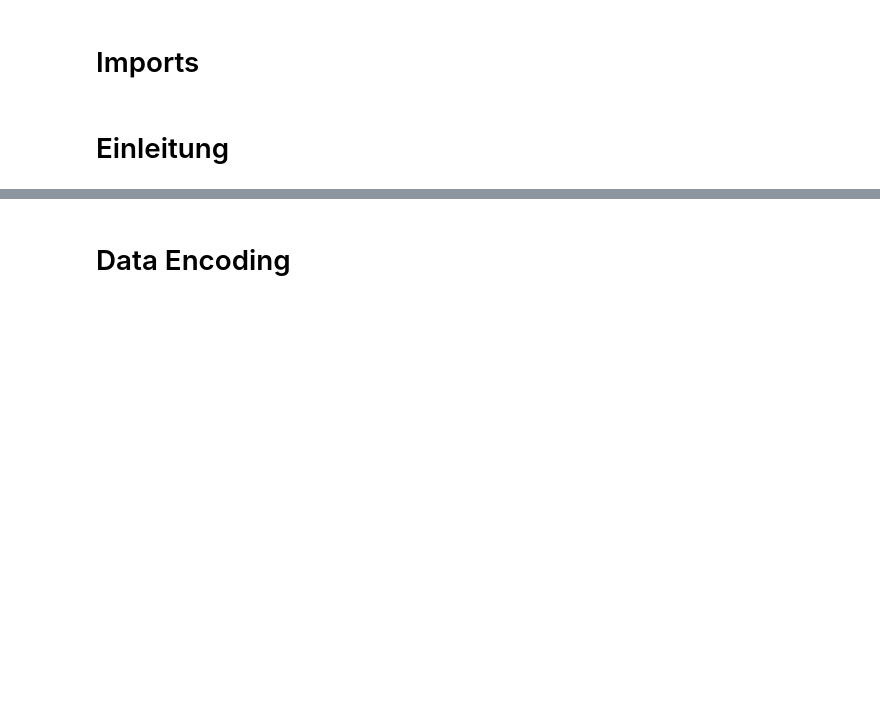
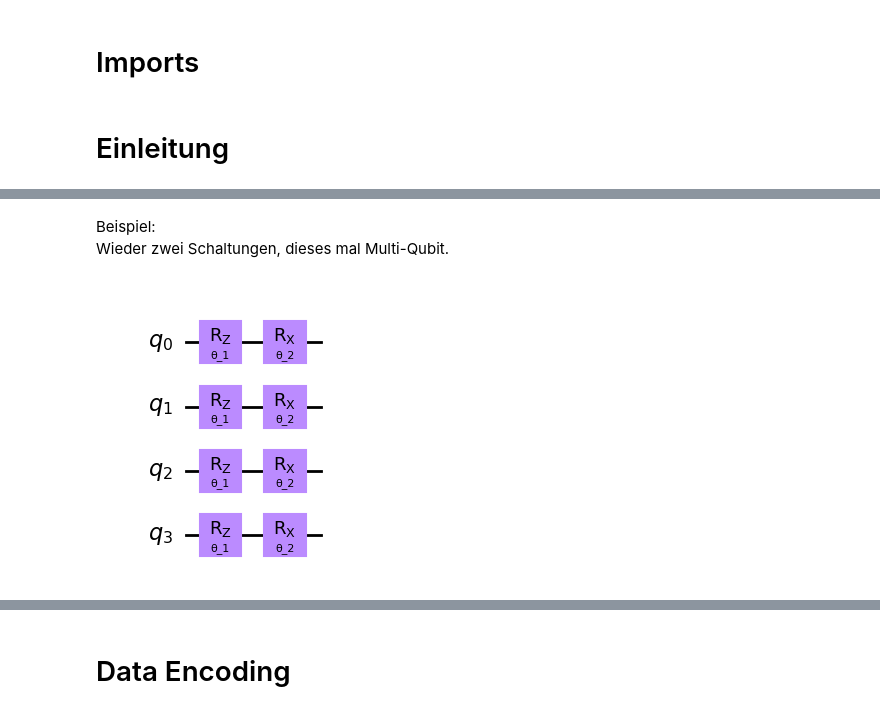
Before and after one commit to jannikobenhoff/quantum_machine_learning, a Jupyter notebook: tutorial/Tutorial.ipynb, the cells around one changed output, grey strips where cells are left out. Cells and saved outputs as stored; diff of their text form; code cells hidden in the pictures; blank space fills up the shorter version.

```diff
--- a/tutorial/Tutorial.ipynb
+++ b/tutorial/Tutorial.ipynb
@@ -114,0 +206,21 @@ B: Wegen zusätzlichem Rotations-Gate kann ganze Kugel abgedeckt werden, aber ni
+# %% [markdown]
+Beispiel: <br>
+Wieder zwei Schaltungen, dieses mal Multi-Qubit.
+# %%
+theta1 = Parameter('θ_1')
+theta2 = Parameter('θ_2')
+
+# Schaltung A
+
+qc = QuantumCircuit(4)
+qc.rz(theta1, 0)
+qc.rz(theta1, 1)
+qc.rz(theta1, 2)
+qc.rz(theta1, 3)
+qc.rx(theta2, 0)
+qc.rx(theta2, 1)
+qc.rx(theta2, 2)
+qc.rx(theta2, 3)
+qc.draw(output="mpl")
+# %% [output]
+[figure, added]
```
Also changed, not shown: parts of 46 cells of this notebook, 8 other files.
